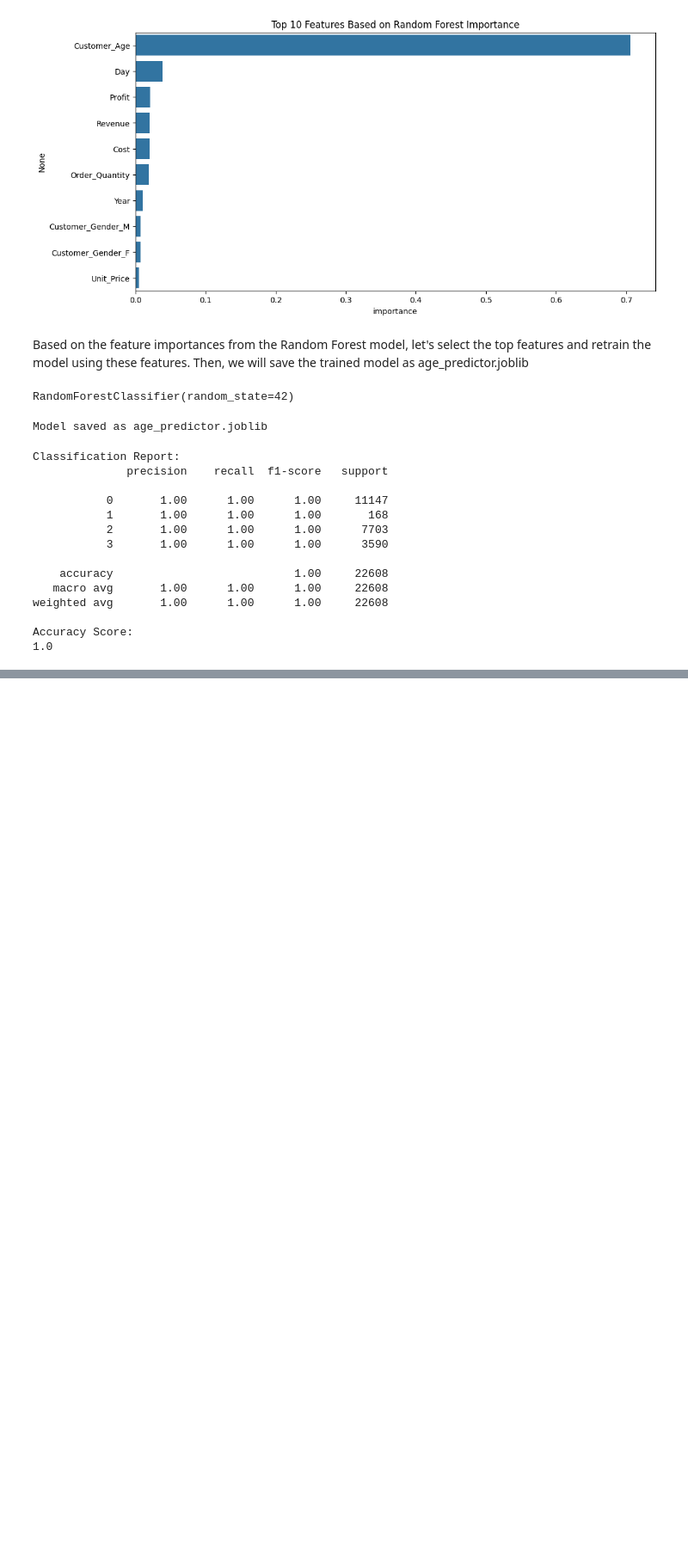
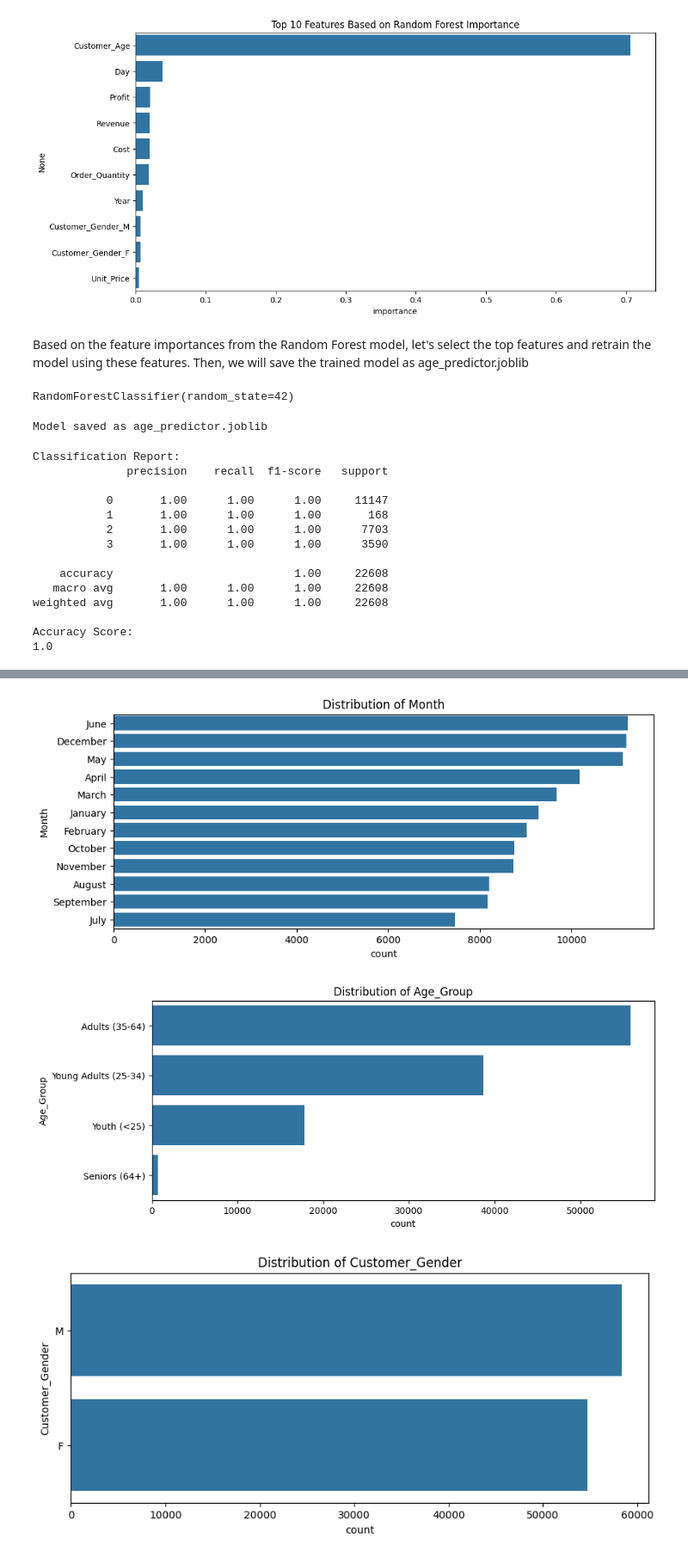
Before and after one commit to sentongo-web/Data-mining, a Jupyter notebook: Final_Bike_Sales.ipynb, the cells around one changed output, grey strips where cells are left out. Shown: that part at 86% size. Drawn from its saved outputs; the diff is of its cells as text; code cells hidden in the pictures; blank space fills up the shorter version.

```diff
--- a/Final_Bike_Sales.ipynb
+++ b/Final_Bike_Sales.ipynb
@@ -499,0 +518,3 @@ Accuracy Score:
+# %%
+# Load the training dataset
+bike_sales = pd.read_excel('Sentongo.xlsx')
@@ -499,0 +527,11 @@ Accuracy Score:
+# %%
+ # Count plots for categorical variables
+for col in bike_sales.select_dtypes(include=['object']).columns:
+        plt.figure(figsize=(10, 4))
+        sns.countplot(y=bike_sales[col], order=bike_sales[col].value_counts().index)
+        plt.title(f'Distribution of {col}')
+        plt.show()
+# %% [output]
+[figure, added]
+[figure, added]
+[figure, added]
```
Also changed, not shown: parts of 5 cells of this notebook, 1 other file.
